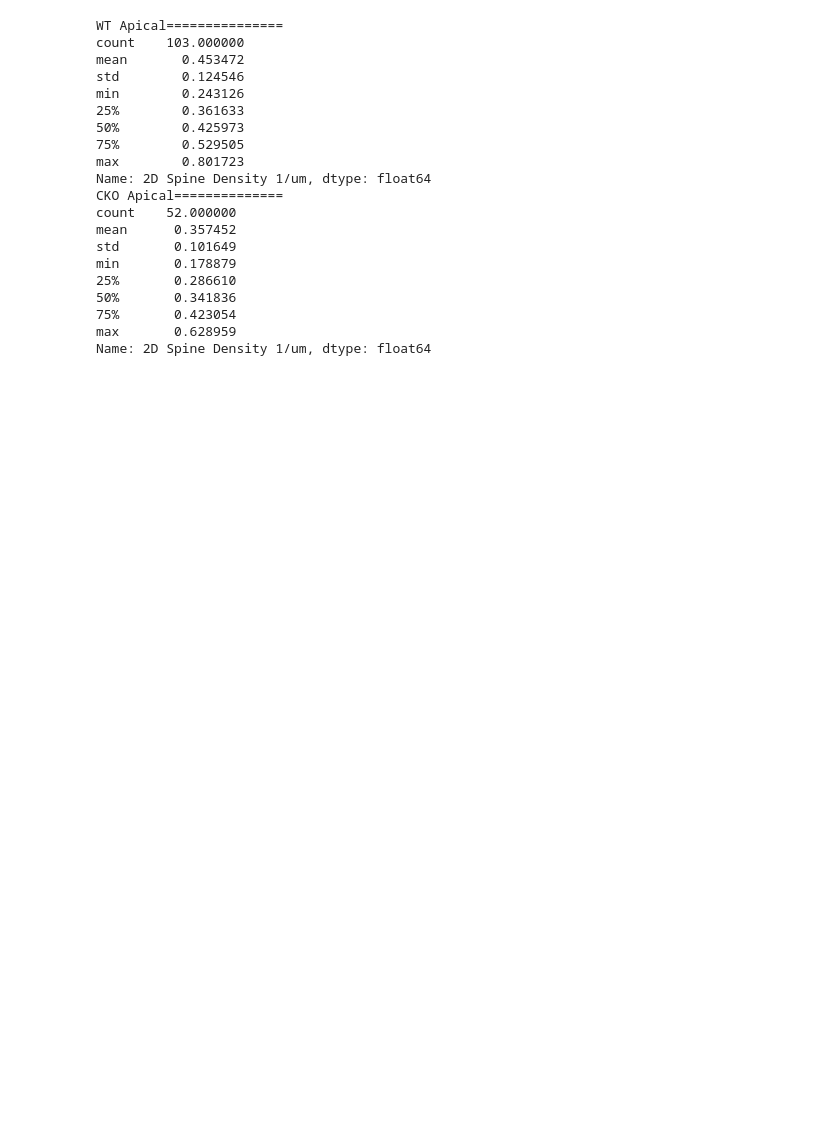
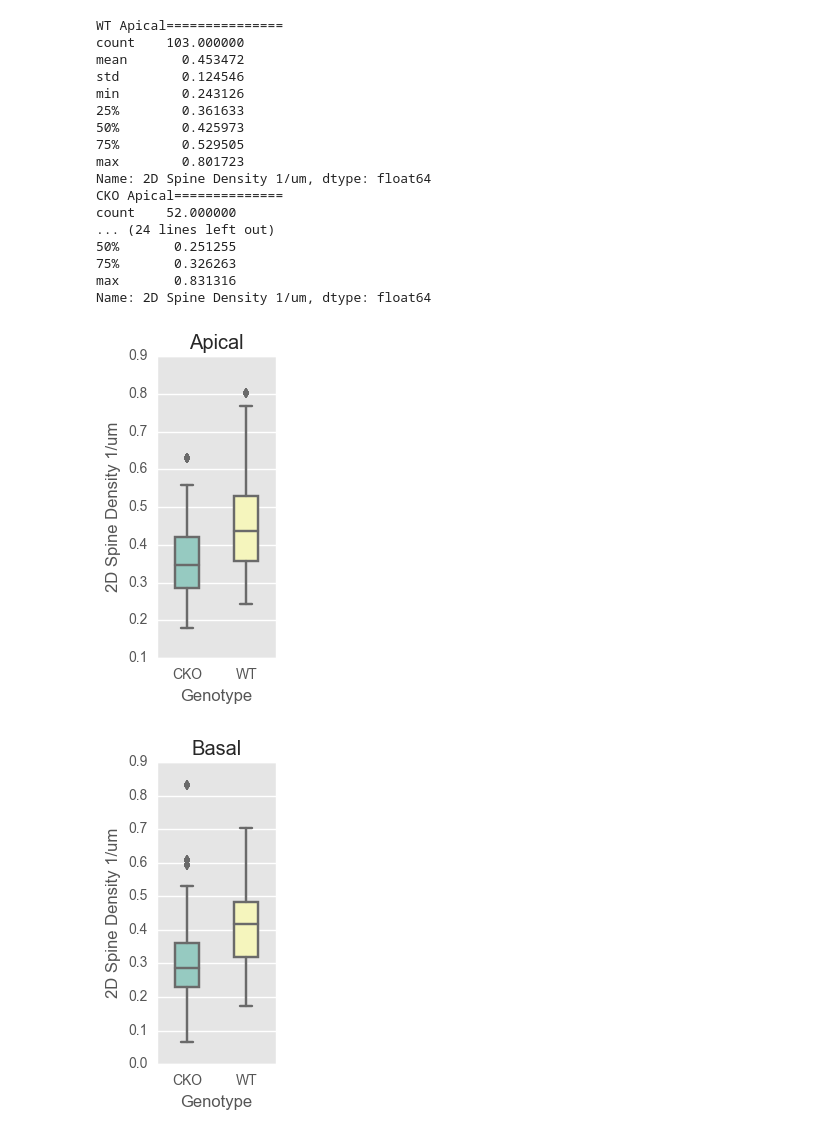
Before and after one commit to nikiluk/signalife-moo-spine-analysis, a Jupyter notebook: stats.ipynb, the cells around one changed output. Saved outputs shown, nothing was run; the diff lists cells and outputs as text; code cells hidden in the pictures; blank space fills up the shorter version.

```diff
--- a/stats.ipynb
+++ b/stats.ipynb
@@ -51,6 +52,11 @@ print("WT Apical===============")
 print(apicalWT.describe())
 print("CKO Apical==============")
 print(apicalCKO.describe())
+
+print("WT Basal===============")
+print(basalWT.describe())
+print("CKO Basal==============")
+print(basalCKO.describe())
 # %% [output]
 WT Apical===============
 count    103.000000
@@ -64,11 +70,28 @@ max        0.801723
 Name: 2D Spine Density 1/um, dtype: float64
 CKO Apical==============
 count    52.000000
-mean      0.357452
-std       0.101649
-min       0.178879
-25%       0.286610
-50%       0.341836
-75%       0.423054
-max       0.628959
+... (24 lines left out)
+50%       0.251255
+75%       0.326263
+max       0.831316
 Name: 2D Spine Density 1/um, dtype: float64
+# %%
+import seaborn as sns
+from matplotlib import rcParams
+rcParams.update({'figure.autolayout': True})
+
+mergedSpineDFMetaCompleteApical = mergedSpineDFMetaComplete[(mergedSpineDFMetaComplete.dendriteType=="apical")&(mergedSpineDFMetaComplete.pyramidalLayer=="l5")].drop_duplicates()
+plt.figure(figsize=(2, 4))
+plt.title("Apical")
+ax = sns.boxplot(y="2D Spine Density 1/um", x="Genotype", data=mergedSpineDFMetaCompleteApical, palette="Set3", width=0.4)
+plt.savefig('apical-2D Spine DensityComplete.png')
+
+
+mergedSpineDFMetaCompleteBasal = mergedSpineDFMetaComplete[(mergedSpineDFMetaComplete.dendriteType=="basal")&(mergedSpineDFMetaComplete.pyramidalLayer=="l5")].drop_duplicates()
+plt.figure(figsize=(2, 4))
+plt.title("Basal")
+ax = sns.boxplot(y="2D Spine Density 1/um", x="Genotype", data=mergedSpineDFMetaCompleteBasal, palette="Set3", width=0.4)
+plt.savefig('basal-2D Spine DensityComplete.png')
+# %% [output]
+[figure, added]
+[figure, added]
```
Also changed, not shown: parts of 3 cells of this notebook, 11 other files.
